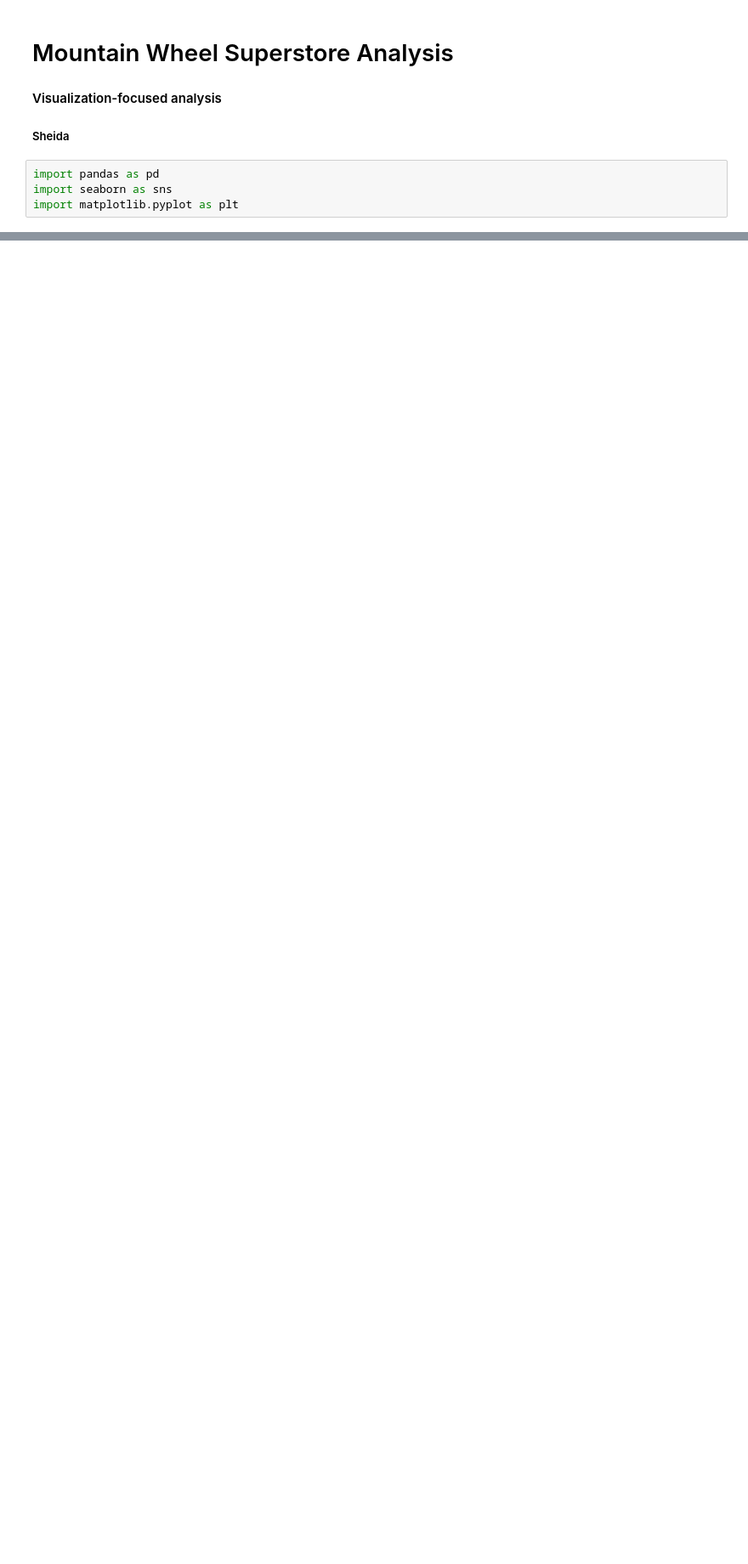
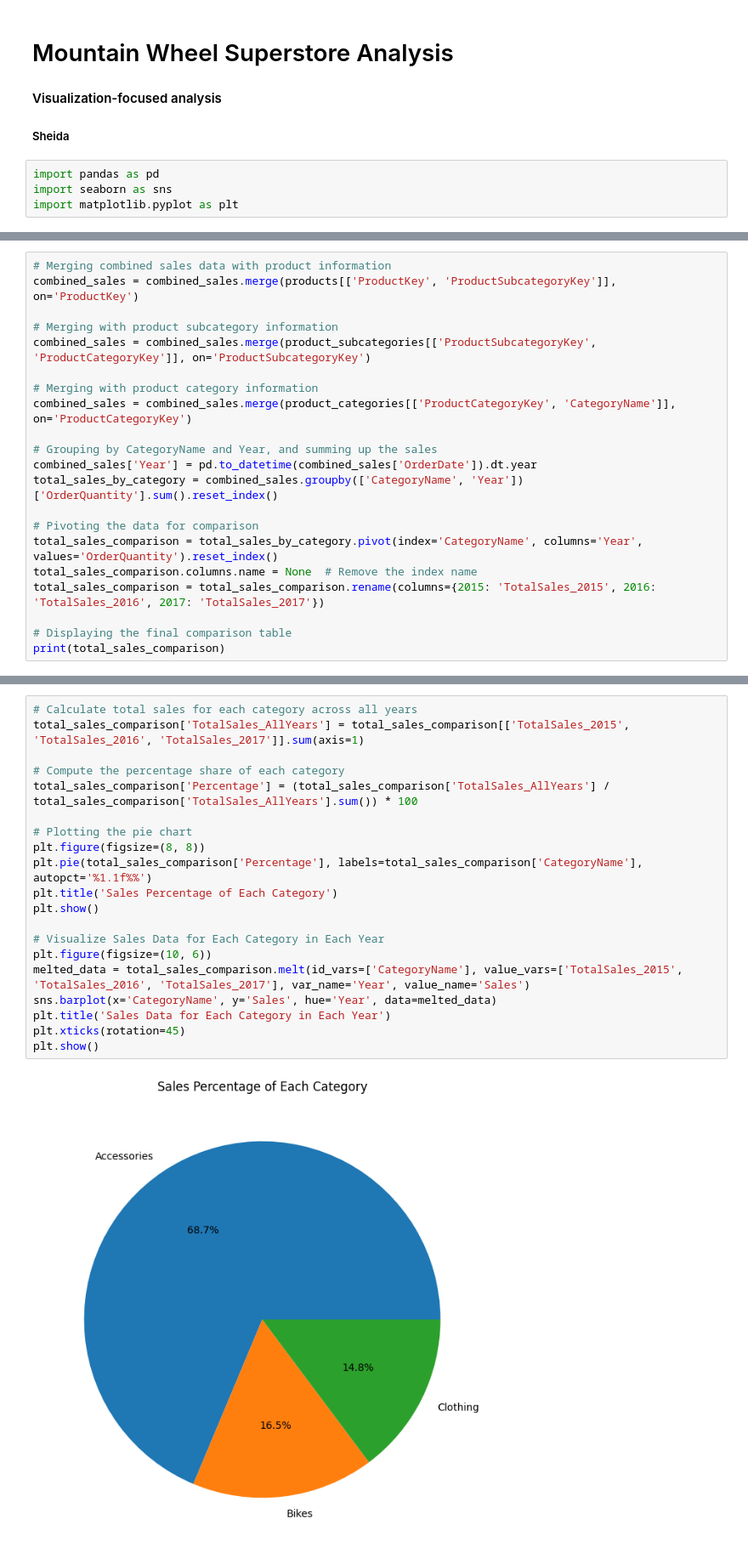
Before and after one commit to SheidaMajidi/Mountain-Wheels-Customer-Insights, a Jupyter notebook: MountainWheelsAnalysis.ipynb, the cells around one changed output, grey strips where cells are left out. Shown: that part at 85% size. Drawn from its saved outputs; the diff is of its cells as text; blank space fills up the shorter version.

```diff
--- a/MountainWheelsAnalysis.ipynb
+++ b/MountainWheelsAnalysis.ipynb
@@ -59,0 +37,21 @@ dtype: int64
+# %%
+# Merging combined sales data with product information
+combined_sales = combined_sales.merge(products[['ProductKey', 'ProductSubcategoryKey']], on='ProductKey')
+
+# Merging with product subcategory information
+combined_sales = combined_sales.merge(product_subcategories[['ProductSubcategoryKey', 'ProductCategoryKey']], on='ProductSubcategoryKey')
+
+# Merging with product category information
+combined_sales = combined_sales.merge(product_categories[['ProductCategoryKey', 'CategoryName']], on='ProductCategoryKey')
+
+# Grouping by CategoryName and Year, and summing up the sales
+combined_sales['Year'] = pd.to_datetime(combined_sales['OrderDate']).dt.year
+total_sales_by_category = combined_sales.groupby(['CategoryName', 'Year'])['OrderQuantity'].sum().reset_index()
+
+# Pivoting the data for comparison
+total_sales_comparison = total_sales_by_category.pivot(index='CategoryName', columns='Year', values='OrderQuantity').reset_index()
+total_sales_comparison.columns.name = None  # Remove the index name
+total_sales_comparison = total_sales_comparison.rename(columns={2015: 'TotalSales_2015', 2016: 'TotalSales_2016', 2017: 'TotalSales_2017'})
+
+# Displaying the final comparison table
+print(total_sales_comparison)
@@ -59,0 +63,22 @@ dtype: int64
+# %%
+# Calculate total sales for each category across all years
+total_sales_comparison['TotalSales_AllYears'] = total_sales_comparison[['TotalSales_2015', 'TotalSales_2016', 'TotalSales_2017']].sum(axis=1)
+
+# Compute the percentage share of each category
+total_sales_comparison['Percentage'] = (total_sales_comparison['TotalSales_AllYears'] / total_sales_comparison['TotalSales_AllYears'].sum()) * 100
+
+# Plotting the pie chart
+plt.figure(figsize=(8, 8))
+plt.pie(total_sales_comparison['Percentage'], labels=total_sales_comparison['CategoryName'], autopct='%1.1f%%')
+plt.title('Sales Percentage of Each Category')
+plt.show()
+
+# Visualize Sales Data for Each Category in Each Year
+plt.figure(figsize=(10, 6))
+melted_data = total_sales_comparison.melt(id_vars=['CategoryName'], value_vars=['TotalSales_2015', 'TotalSales_2016', 'TotalSales_2017'], var_name='Year', value_name='Sales')
+sns.barplot(x='CategoryName', y='Sales', hue='Year', data=melted_data)
+plt.title('Sales Data for Each Category in Each Year')
+plt.xticks(rotation=45)
+plt.show()
+# %% [output]
+[figure, added]
```
Also changed, not shown: parts of 9 cells of this notebook.
